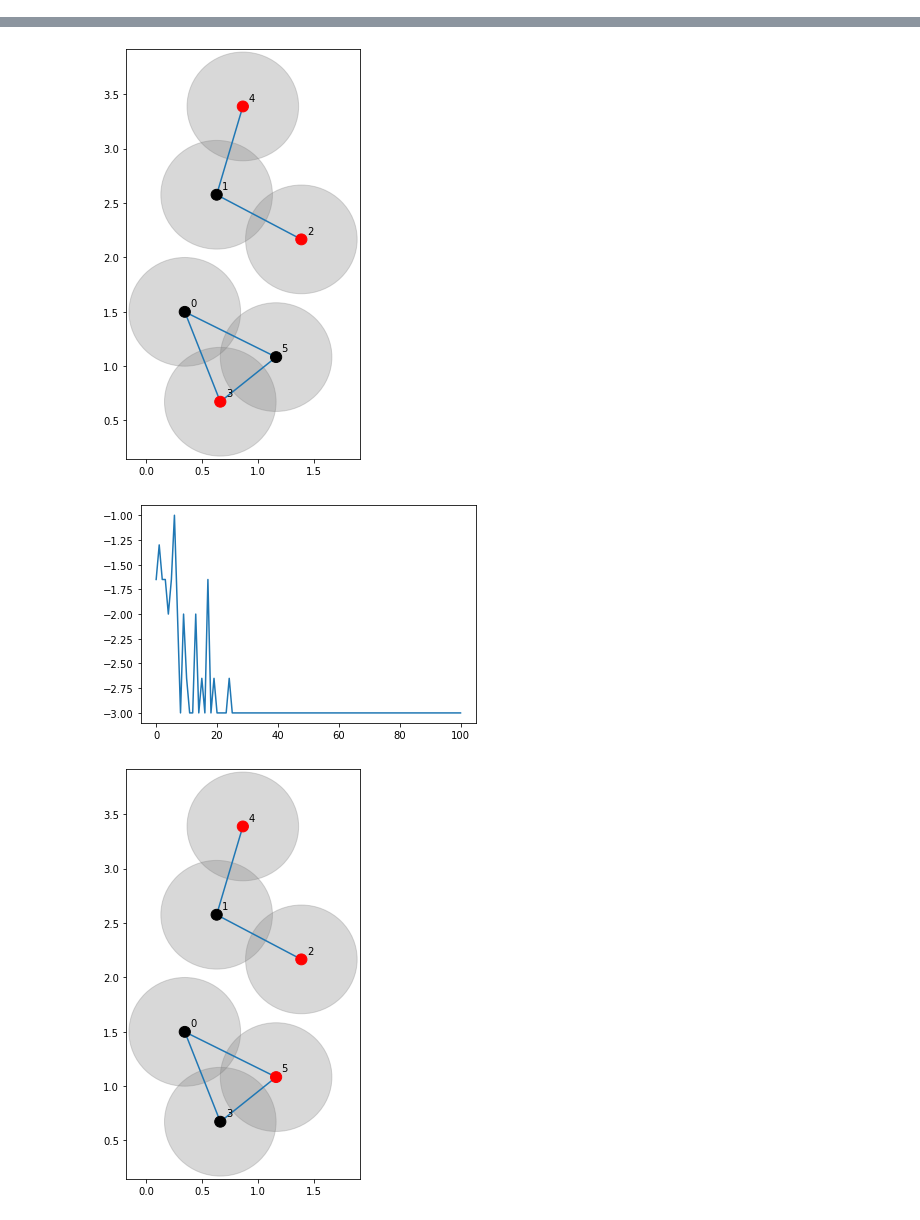
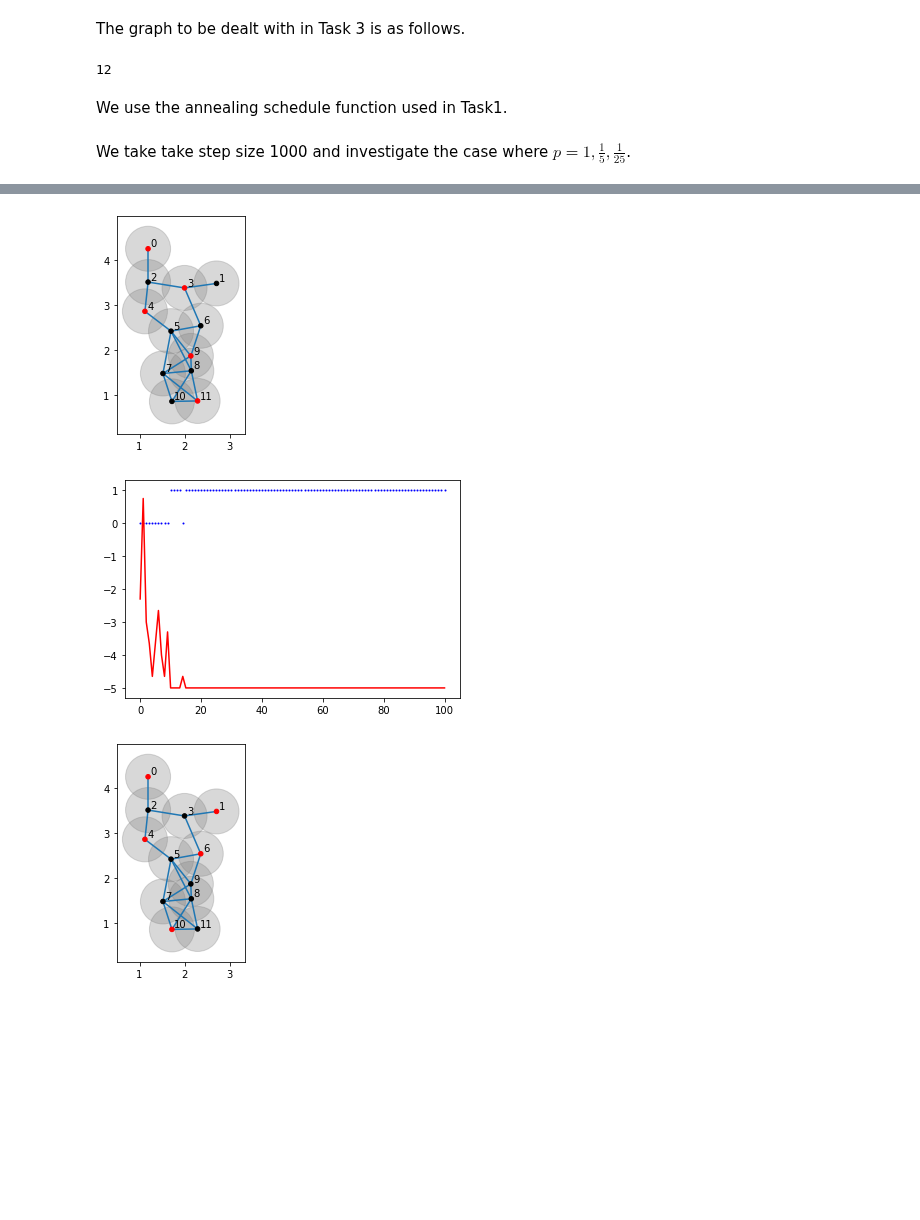
Before and after one commit to CDL-Quantum/CohortProject_2021, a Jupyter notebook: Week2_Rydberg_Atoms/Task3_graph.ipynb, the cells around one changed output, grey strips where cells are left out. Drawn from its saved outputs; the diff is of its cells as text; code cells hidden in the pictures; blank space fills up the shorter version.

Commit message:
added Task3 classical ver.

```diff
--- a/Week2_Rydberg_Atoms/Task3_graph.ipynb
+++ b/Week2_Rydberg_Atoms/Task3_graph.ipynb
@@ -106,32 +87,65 @@ udmis = UDMIS(u, graph)
+# %% [markdown]
+The graph to be dealt with in Task 3 is as follows.
+# %%
+u = 1.35
+graph = [
+    (1.19, 4.25),
+    (2.71, 3.48),
+    (1.19, 3.51),
+    (2.00, 3.38),
+    (1.12, 2.86),
+    (1.70, 2.42),
+    (2.36, 2.54),
+    (1.52, 1.48),
+    (2.15, 1.54),
+    (2.14, 1.87),
+    (1.72, 0.86),
+    (2.29, 0.87),
+]
+
+udmis = UDMIS(u, graph)
+# %% [output]
+12
+# %% [markdown]
+We use the annealing schedule function used in Task1.
 # %%
 def Task1_graph(N, val):
     t = np.arange(N+1)
     T_i = 100
     T_f = 0.01
     T = T_i * ((T_f/T_i) ** ((t/N) ** val))
-    y1 = list(range(101))
+    y1 = list(range(int(N/10)+1))
+    S = list(range(int(N/10)+1))
 
     for t in range(N+1):
         temp = T[t]
         E = udmis.mc_step(T=temp)
 
-        if t % 50 == 0:
-           k = t // 50
-           y1[k] = E
+        if t % 10 == 0:
+            # print(t, E, udmis.occupations)
+            num_violated, num_vertices = sanity_check(graph, answer=udmis.occupations, radius=0.5)
+            k = int(t/10)
+            y1[k] = E
+            if num_violated != 0 or num_vertices != 5:
+                S[k] = 0
+            else:
+                S[k] = 1
 
         if t == N:
             UO = udmis.occupations
 
-    x1 = range(101)
-    plt.plot(x1, y1)
+    x1 = range(int(N/10)+1)
+    plt.plot(x1, y1, 'red')
+    plt.scatter(x1, S, s=1, c='b')
     plt.show()
 
     g = draw_graph(coordinates=graph,
                    radius=0.5,
                    answer=UO)
+# %% [markdown]
+We take take step size 1000 and investigate the case where $p = 1, \frac{1}{5}, \frac{1}{25}$.
 # %%
-Task1_graph(5000, 1)
-Task1_graph(5000, 1/4)
-Task1_graph(5000, 1/16)
-Task1_graph(5000, 1/64)
+Task1_graph(1000, 1)
+Task1_graph(1000, 1/5)
+Task1_graph(1000, 1/25)
 # %% [output]
@@ -139,3 +153,3 @@ Task1_graph(5000, 1/64)
-[figure, old version]
+[figure, new version]
-[figure, old version]
+[figure, new version]
-[figure, old version]
+[figure, new version]
```
Also changed, not shown: parts of 6 cells of this notebook.
